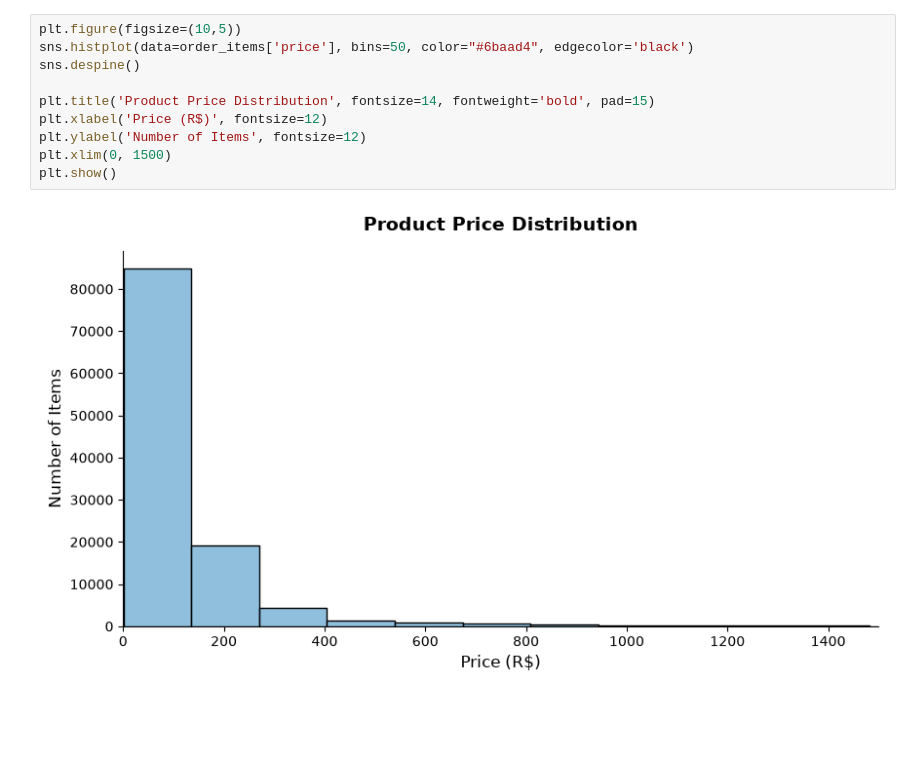
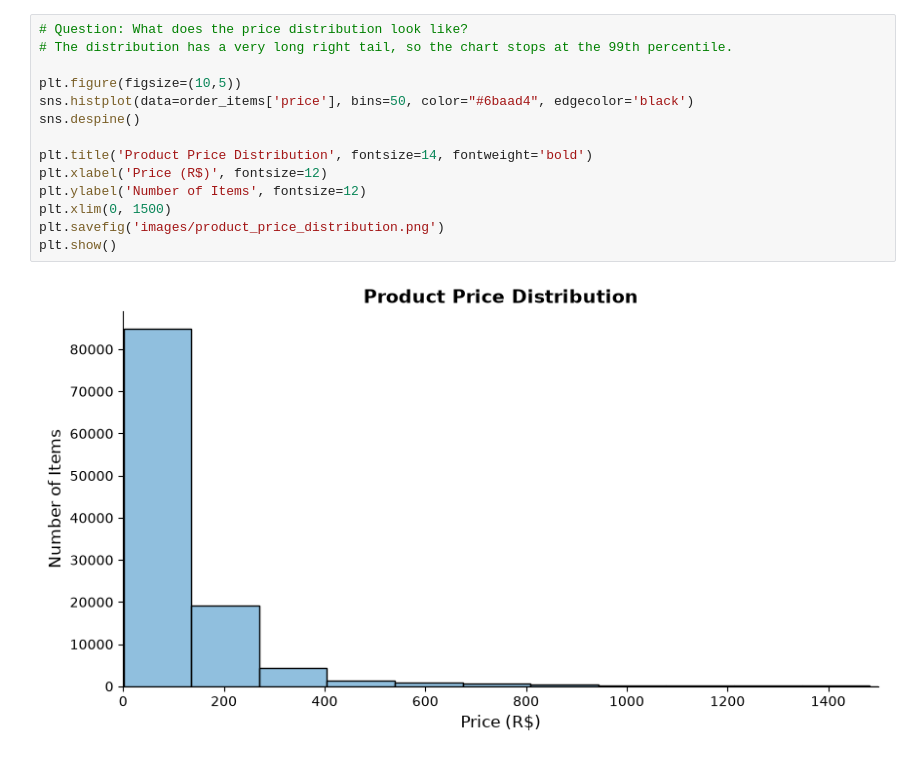
Before and after one commit to kristinamakarin/Olist_Ecommerce_Analysis, a Jupyter notebook: project_python/1_EDA_intro.ipynb, the cells around one changed output. Drawn from its saved outputs; the diff is of its cells as text; blank space fills up the shorter version.

```diff
--- a/project_python/1_EDA_intro.ipynb
+++ b/project_python/1_EDA_intro.ipynb
@@ -43,13 +93,17 @@ for col in date_columns:
 # %%
+# Question: What does the price distribution look like?
+# The distribution has a very long right tail, so the chart stops at the 99th percentile.
+
 plt.figure(figsize=(10,5))
 sns.histplot(data=order_items['price'], bins=50, color="#6baad4", edgecolor='black')
 sns.despine()
 
-plt.title('Product Price Distribution', fontsize=14, fontweight='bold', pad=15)
+plt.title('Product Price Distribution', fontsize=14, fontweight='bold')
 plt.xlabel('Price (R$)', fontsize=12)
 plt.ylabel('Number of Items', fontsize=12)
 plt.xlim(0, 1500)
+plt.savefig('images/product_price_distribution.png')
 plt.show()
 # %% [output]
-[figure, old version]
+[figure, new version]
 # %%
```
Also changed, not shown: parts of 4 cells of this notebook, 4 other files.
